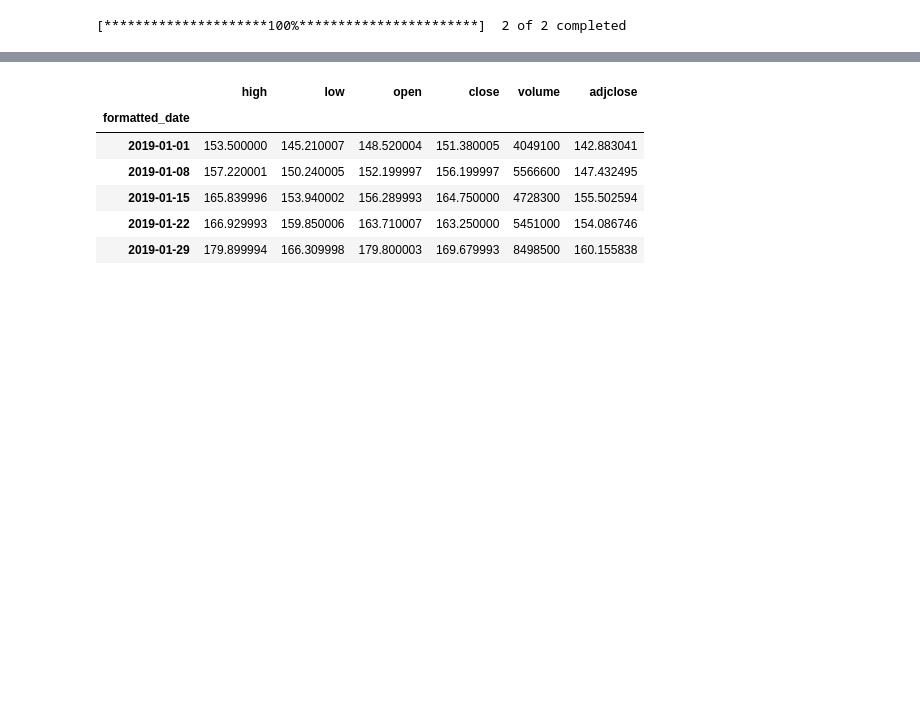
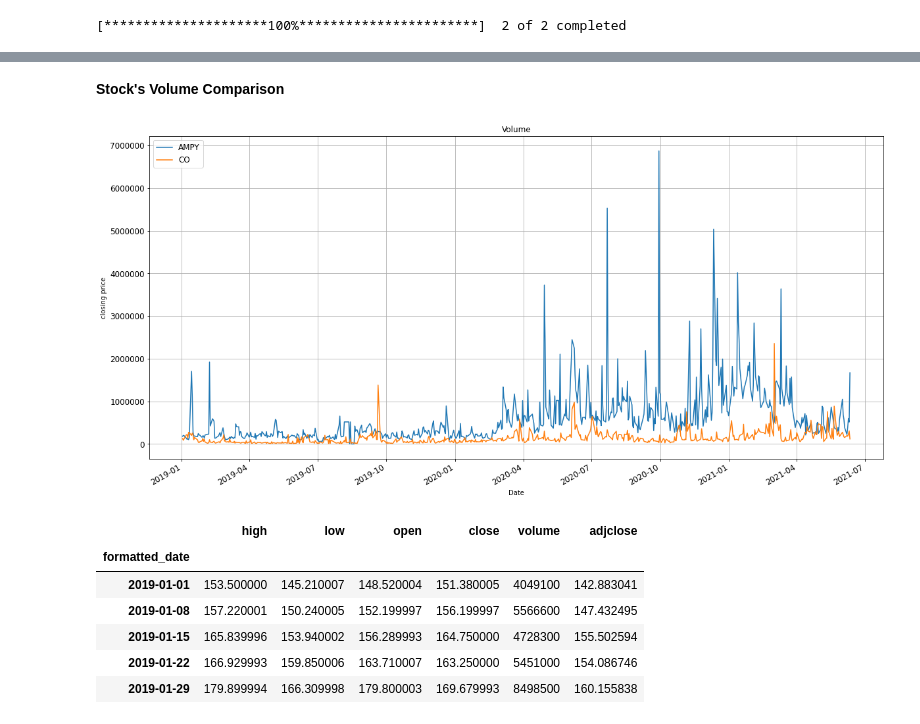
Before and after one commit to TVaibhavi/AIDI_1100_01_FINAL-PROJECT_GROUP-4, a Jupyter notebook: AIDI_1100_01_FINAL_PROJECT_GROUP_4_update2.ipynb, the cells around one changed output, grey strips where cells are left out. Cells and saved outputs as stored; diff of their text form; code cells hidden in the pictures; blank space fills up the shorter version.

```diff
--- a/AIDI_1100_01_FINAL_PROJECT_GROUP_4_update2.ipynb
+++ b/AIDI_1100_01_FINAL_PROJECT_GROUP_4_update2.ipynb
@@ -204,3 +199,19 @@ stock_df['Close'].plot(title=random_pick[1] + "'s stock price")
+# %% [markdown]
+**Stock's Volume Comparison**
+# %%
+df = stock_df['Volume']
+axis = df.plot(title='Volume', fontsize=12, figsize=(20, 10))
+axis.set_xlabel("Date")
+axis.set_ylabel("closing price")
+
+# to remove scientific notation from matplotlib
+plt.gcf().axes[0].yaxis.get_major_formatter().set_scientific(False)
+
+plt.legend(loc='upper left', fontsize=12)
+plt.grid(True)
+plt.show()
+# %% [output]
+[figure, added]
 # %%
 yahoo_financials = YahooFinancials(random_pick)
 data = yahoo_financials.get_historical_price_data(start_date='2019-01-01',
```
Also changed, not shown: parts of 13 cells of this notebook.
